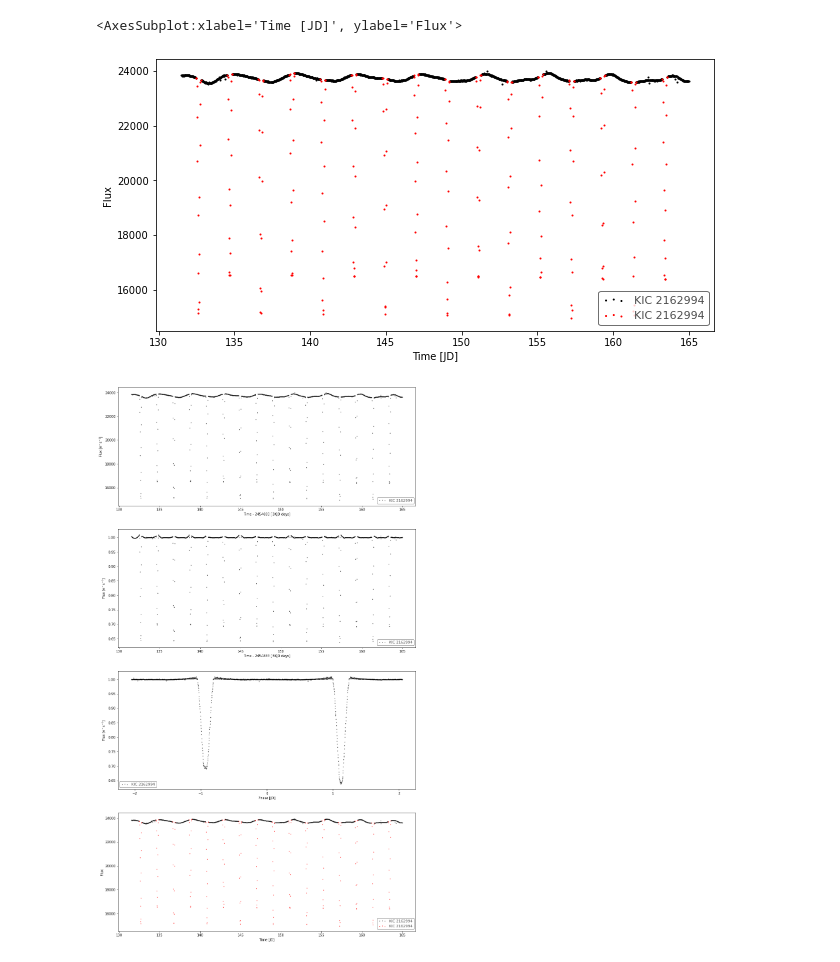
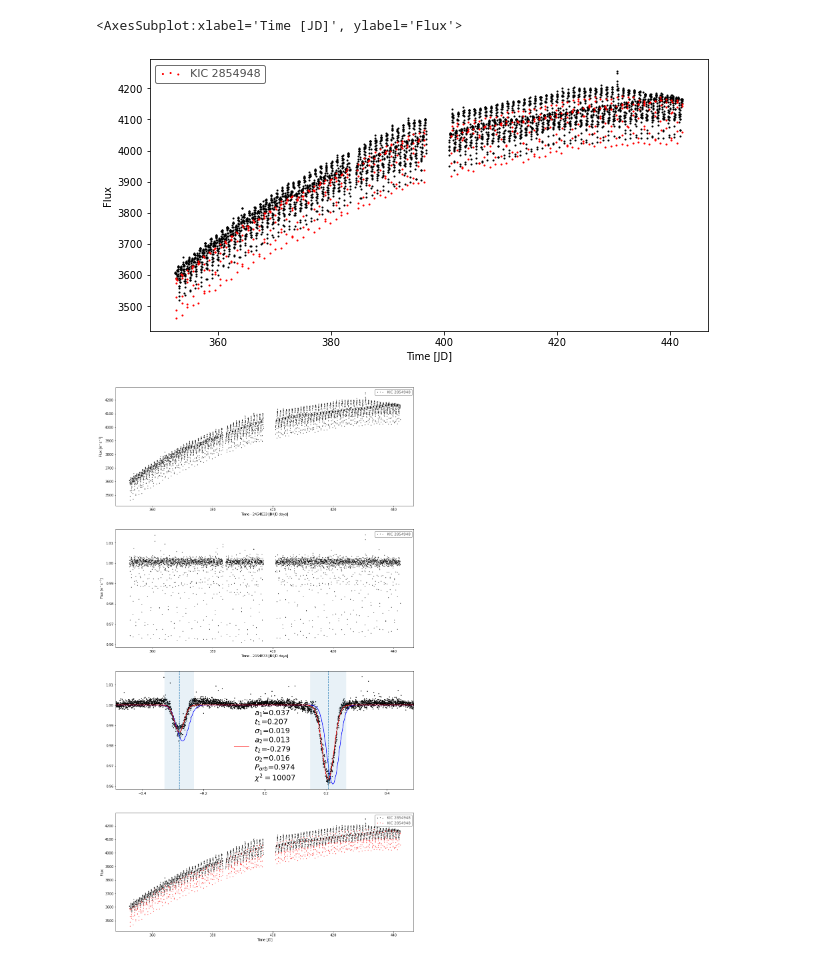
Before and after one commit to jbirky/transit_fitting, a Jupyter notebook: save_and_plot_test.ipynb, the cells around one changed output. Saved outputs shown, nothing was run; the diff lists cells and outputs as text; code cells hidden in the pictures.

```diff
--- a/save_and_plot_test.ipynb
+++ b/save_and_plot_test.ipynb
@@ -7,23 +7,25 @@ import warnings
 import matplotlib.pyplot as plt
 warnings.simplefilter('ignore')
 # %%
-tm = TransitModel('KIC 2162994')
+ID = 2854948
+
+tm = TransitModel(f'KIC {ID}', window=21)
 tm.init_optimizer()
 tm.fit_model()
-tm.fit_model_period()
+tm.fit_model_period(period_guesses=[tm.bls_period/4, tm.bls_period/2, tm.bls_period, tm.bls_period*2], dur_est=0.02)
 tm.apply_transit_mask()
 tm.save_masked_lcs()
 # %%
-tmask = load_masked_lc('./saved_lightcurves/KIC_2162994_tmasked.npy', meta=tm.meta)
-rmask = load_masked_lc('./saved_lightcurves/KIC_2162994_rmasked.npy', meta=tm.meta)
+tmask = load_masked_lc(f'./saved_lightcurves/KIC_{ID}_tmasked.npy', meta=tm.meta)
+rmask = load_masked_lc(f'./saved_lightcurves/KIC_{ID}_rmasked.npy')
 
 fig, ax = plt.subplots(figsize=(10,5), sharey=True)
 rmask.scatter(c='black', ax=ax)
 tmask.scatter(c='red', ax=ax)
 # %% [output]
 <AxesSubplot:xlabel='Time [JD]', ylabel='Flux'>
-[figure, old version]
+[figure, new version]
 # %%
 tm.plot_best_fit()
 # %% [output]
-[figure, old version]
+[figure, new version]
```
Also changed, not shown: parts of 1 cell of this notebook.
